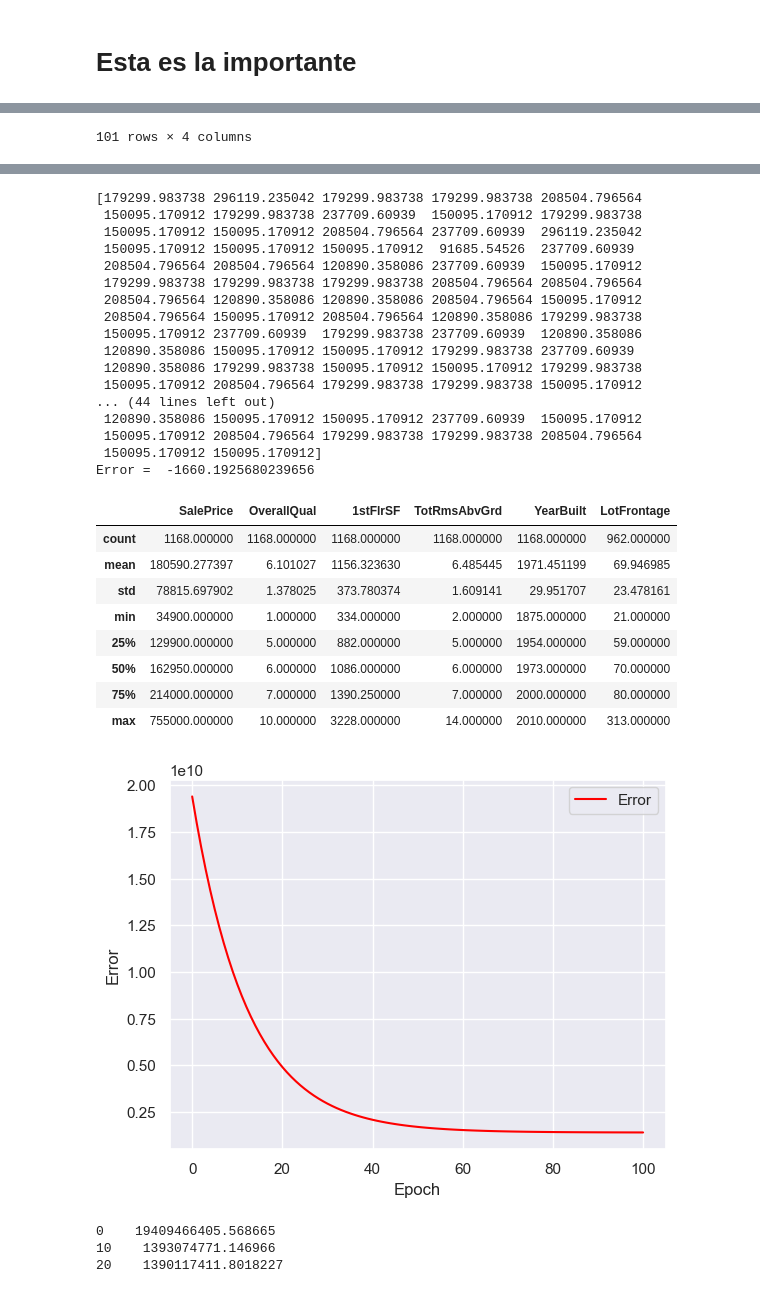
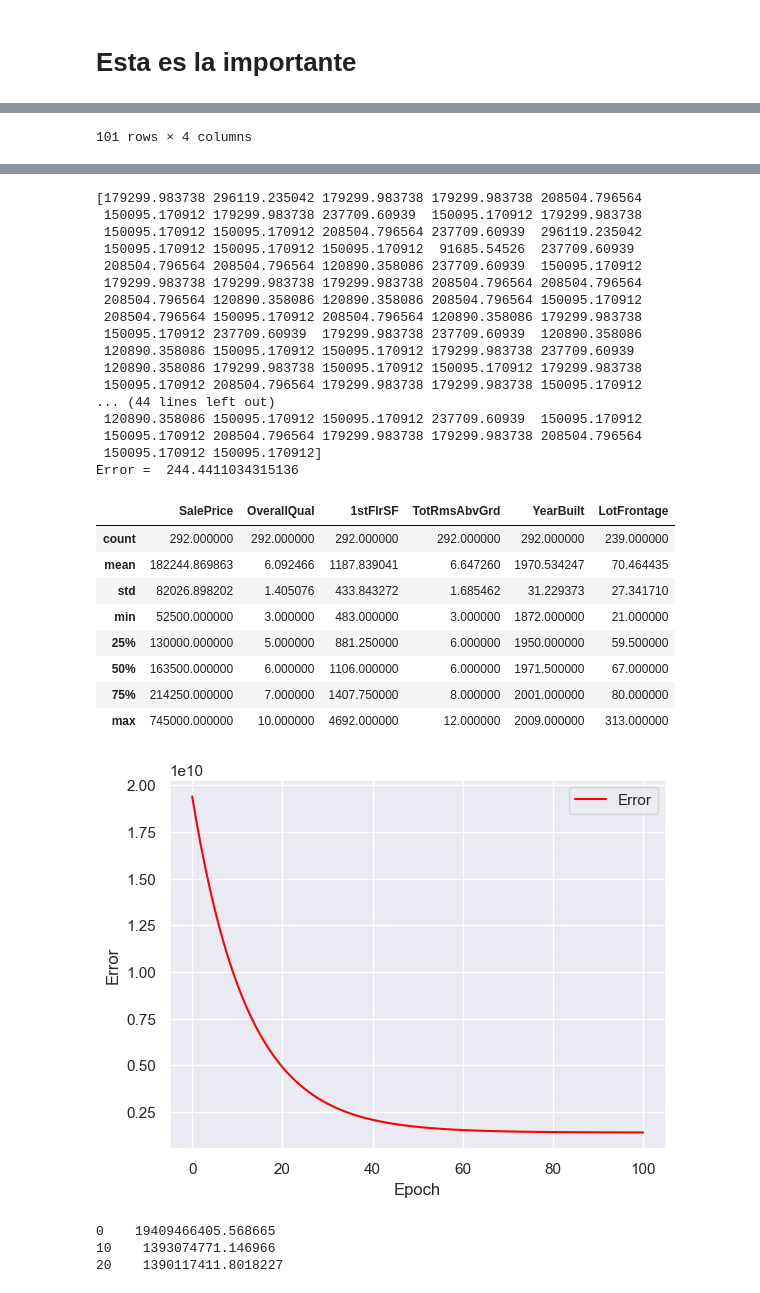
Before and after one commit to ronaldbailey/Proyecto-1---Regresi-n-con-Progra-, a Jupyter notebook: proyecto1.ipynb, the cells around one changed output, grey strips where cells are left out. Drawn from its saved outputs; the diff is of its cells as text; code cells hidden in the pictures.

```diff
--- a/proyecto1.ipynb
+++ b/proyecto1.ipynb
@@ -1145,9 +1145,8 @@ plt.ylabel("Error")
 display(val.OverallQual.values)
 print(4071.106782+29204.812826*val.OverallQual.values)
 
-print('Error = ' ,np.mean(ent.SalePrice.values-(4071.106782+29204.812826*ent.OverallQual.values)))
-
-ent.describe()
+print('Error = ' ,np.mean(val.SalePrice.values-(4071.106782+29204.812826*val.OverallQual.values)))
+val.describe()
 #print(error_df)
 #error_df.plot(x="Epoch", y=["b0","b1"],color='red')
 #plt.ylabel("b0")1372370016.583056
@@ -1194,42 +1193,42 @@ array([ 6., 10.,  6.,  6.,  7.,  5.,  6.,  8.,  5.,  6.,  5.,  5.,  7.,
         5.,  5.,  6.,  5.,  7.,  6.,  6.,  5.,  9.,  5.,  5.,  5.,  4.,
         5.,  5.,  5.,  7.,  7.,  6.,  8.,  7.,  7.,  7., 10.,  8.,  6.,
         7.,  6.,  6.,  5.,  7.,  7.,  5.,  7.,  7.,  6.,  8.,  5.,  7.,
         6.,  6.,  5.,  4.,  6.,  6.,  7.,  7.,  9.,  8.,  5.,  7.,  6.,
         5.,  6.,  5.,  5.,  6.,  6.,  8.,  4.,  7.,  7.,  5.,  6.,  6.,
         6.,  6.,  5.,  8.,  8.,  5.,  5.,  5.,  7.,  5.,  5.,  5.,  6.,
        10.,  5.,  7.,  6.,  8.,  7.,  7.,  9.,  7.,  5.,  5.,  6.,  7.,
         7.,  8.,  9.,  4.,  6.,  8.,  7.,  8.,  4.,  6.,  3.,  7.,  4.,
 ... (7 lines left out)
         7.,  4.,  8.,  5.,  6.,  6.,  6.,  6.,  6.,  5.,  6.,  7.,  5.,
         5.,  6.,  5.,  6.,  4.,  6.,  5.,  6.,  4.,  8.,  6.,  7.,  6.,
         6., 10.,  6.,  7.,  6.,  5.,  8.,  4.,  5.,  5.,  8.,  5.,  5.,
         7.,  6.,  6.,  7.,  5.,  5.])
 [179299.983738 296119.235042 179299.983738 179299.983738 208504.796564
  150095.170912 179299.983738 237709.60939  150095.170912 179299.983738
  150095.170912 150095.170912 208504.796564 237709.60939  296119.235042
  150095.170912 150095.170912 150095.170912  91685.54526  237709.60939
  208504.796564 208504.796564 120890.358086 237709.60939  150095.170912
  179299.983738 179299.983738 179299.983738 208504.796564 208504.796564
  208504.796564 120890.358086 120890.358086 208504.796564 150095.170912
  208504.796564 150095.170912 208504.796564 120890.358086 179299.983738
  150095.170912 237709.60939  179299.983738 237709.60939  120890.358086
  120890.358086 150095.170912 150095.170912 179299.983738 237709.60939
  120890.358086 179299.983738 150095.170912 150095.170912 179299.983738
  150095.170912 208504.796564 179299.983738 179299.983738 150095.170912
 ... (44 lines left out)
  120890.358086 150095.170912 150095.170912 237709.60939  150095.170912
  150095.170912 208504.796564 179299.983738 179299.983738 208504.796564
  150095.170912 150095.170912]
-Error =  -1660.1925680239656
+Error =  244.4411034315136
 |  | SalePrice | OverallQual | 1stFlrSF | TotRmsAbvGrd | YearBuilt | LotFrontage |
-| count | 1168.000000 | 1168.000000 | 1168.000000 | 1168.000000 | 1168.000000 | 962.000000 |
-| mean | 180590.277397 | 6.101027 | 1156.323630 | 6.485445 | 1971.451199 | 69.946985 |
-| std | 78815.697902 | 1.378025 | 373.780374 | 1.609141 | 29.951707 | 23.478161 |
-| min | 34900.000000 | 1.000000 | 334.000000 | 2.000000 | 1875.000000 | 21.000000 |
-| 25% | 129900.000000 | 5.000000 | 882.000000 | 5.000000 | 1954.000000 | 59.000000 |
-| 50% | 162950.000000 | 6.000000 | 1086.000000 | 6.000000 | 1973.000000 | 70.000000 |
-| 75% | 214000.000000 | 7.000000 | 1390.250000 | 7.000000 | 2000.000000 | 80.000000 |
-| max | 755000.000000 | 10.000000 | 3228.000000 | 14.000000 | 2010.000000 | 313.000000 |
+| count | 292.000000 | 292.000000 | 292.000000 | 292.000000 | 292.000000 | 239.000000 |
+| mean | 182244.869863 | 6.092466 | 1187.839041 | 6.647260 | 1970.534247 | 70.464435 |
+| std | 82026.898202 | 1.405076 | 433.843272 | 1.685462 | 31.229373 | 27.341710 |
+| min | 52500.000000 | 3.000000 | 483.000000 | 3.000000 | 1872.000000 | 21.000000 |
+| 25% | 130000.000000 | 5.000000 | 881.250000 | 6.000000 | 1950.000000 | 59.500000 |
+| 50% | 163500.000000 | 6.000000 | 1106.000000 | 6.000000 | 1971.500000 | 67.000000 |
+| 75% | 214250.000000 | 7.000000 | 1407.750000 | 8.000000 | 2001.000000 | 80.000000 |
+| max | 745000.000000 | 10.000000 | 4692.000000 | 12.000000 | 2009.000000 | 313.000000 |
 [figure]
 # %%
 entrenamiento = ent[['SalePrice',	'OverallQual','1stFlrSF','TotRmsAbvGrd']]
```
Also changed, not shown: parts of 1 cell of this notebook.
